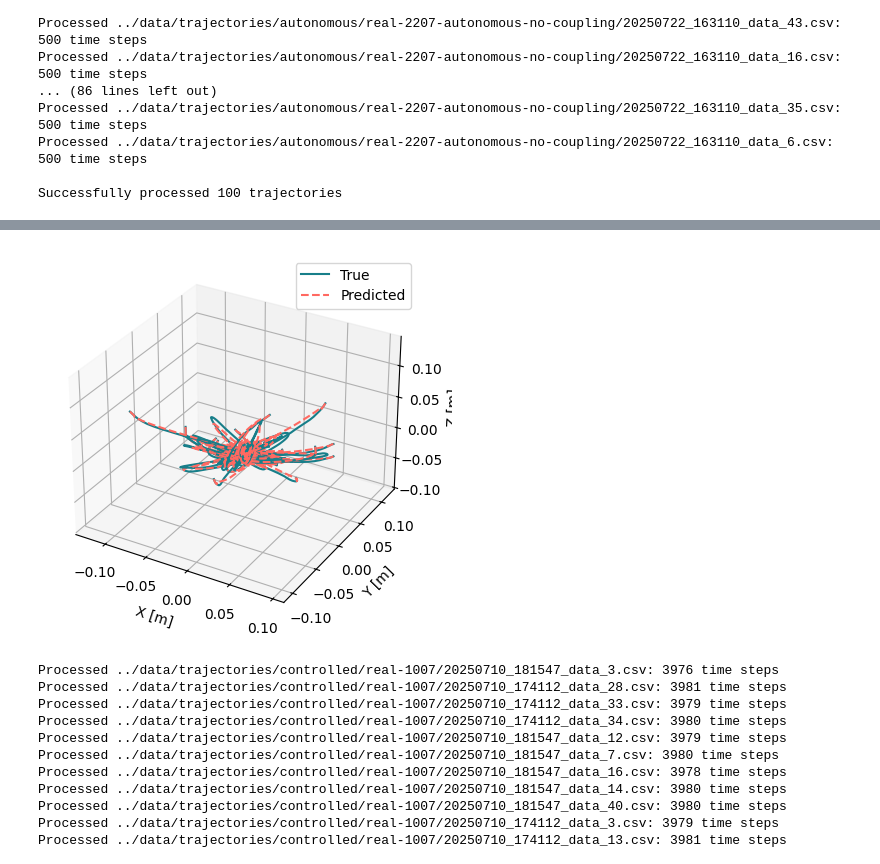
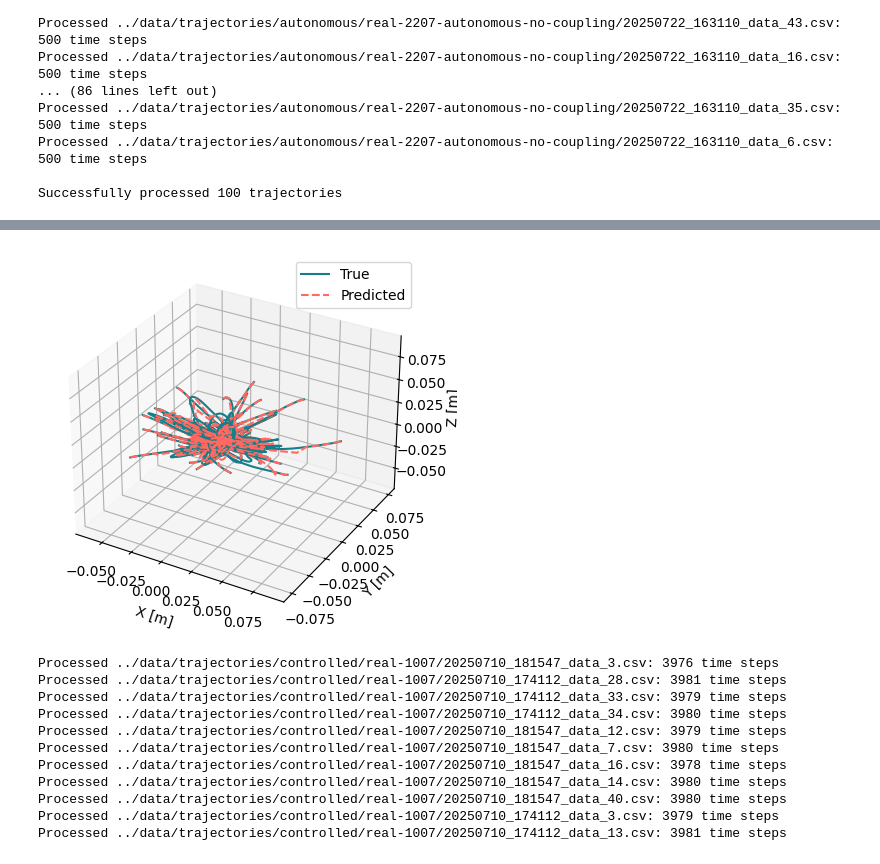
Before and after one commit to StanfordASL/trunk-stack, a Jupyter notebook: stack/main/scripts/fit_ssmr_opt.ipynb, the cells around one changed output, grey strips where cells are left out. Saved outputs shown, nothing was run; the diff lists cells and outputs as text; code cells hidden in the pictures.

```diff
--- a/stack/main/scripts/fit_ssmr_opt.ipynb
+++ b/stack/main/scripts/fit_ssmr_opt.ipynb
@@ -340,10 +343,12 @@ plot_trajectories(aut_trajs[:, -3:], tss[0, :])
 # %%
 # Based on the plots, we choose an appropriate truncation point
 i_trunc = 10  # 10
+i_split = 35
 
+N_obs = 6     # Number of observations
 N_train = 50  # Number of training trajectories
-aut_trajs_obs = aut_trajs[:N_train, -3:, i_trunc:] - aut_trajs[:N_train, -3:, -1:]
+aut_trajs_obs = aut_trajs[:N_train, -N_obs:, i_trunc:] - aut_trajs[:N_train, -N_obs:, -1:]
 ts = tss[0, i_trunc:]
 
-plot_trajectories(aut_trajs_obs, ts)
+plot_trajectories(aut_trajs_obs[:, -3:, i_split:], ts[i_split:])
 # %% [output]
@@ -352,10 +357,11 @@ plot_trajectories(aut_trajs_obs, ts)
 # %%
-ssm_orth = DelaySSM(aut_trajs_obs=aut_trajs_obs,
+ssm_opt = OptSSM(aut_trajs_obs=aut_trajs_obs,
+                     t_split=i_split/100,
                      SSMDim=5,
                      SSMOrder=2,
                      ROMOrder=2,
-                     N_delay=3,
-                     N_obs_delay=3,
-                     orthogonalize=True,
-                     ts=ts)
+                     N_delay=6,
+                     ipopt_executable='/home/trunk/miniforge3/bin/ipopt',
+                     ts=ts,
+                     verbose=True)
 # %% [output]
@@ -378,11 +385,11 @@ INFO   2025-07-25 18:41:59 ridge Fitting regression model
 # %%
-N_test = 20  # Number of test trajectories
-aut_trajs_obs_test = aut_trajs[N_train:N_train+N_test, -3:, i_trunc:] - aut_trajs[N_train:N_train+N_test, -3:, -1:]
+N_test = 50  # Number of test trajectories
+aut_trajs_obs_test = aut_trajs[N_train:N_train+N_test, -N_obs:, i_trunc+i_split:] - aut_trajs[N_train:N_train+N_test, -N_obs:, -1:]
 
-aut_trajs_pred = generate_ssm_predictions(ssm_orth, aut_trajs_obs_test, ts)
-plot_trajectories_comparison(aut_trajs_obs_test[:, :, :], aut_trajs_pred, plot_errors=False)
+aut_trajs_pred = generate_ssm_predictions(ssm_opt, aut_trajs_obs_test, ts[i_split:])
+plot_trajectories_comparison(aut_trajs_obs_test[:, -3:, :], aut_trajs_pred[:, -3:, :], plot_errors=False)
 # %% [output]
-[figure, old version]
+[figure, new version]
 # %%
 # We load the controlled data
 # data_path_controlled = "../data/trajectories/controlled/real-1007-rw"
```
Also changed, not shown: parts of 12 cells of this notebook, 2 other files.
